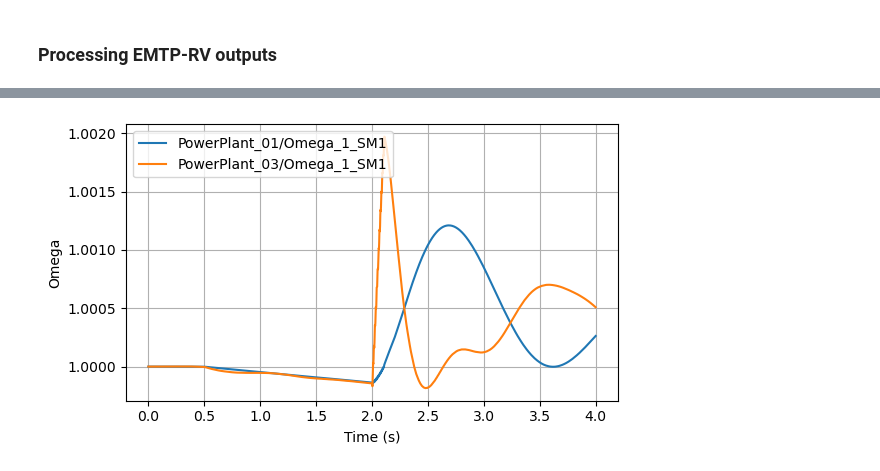
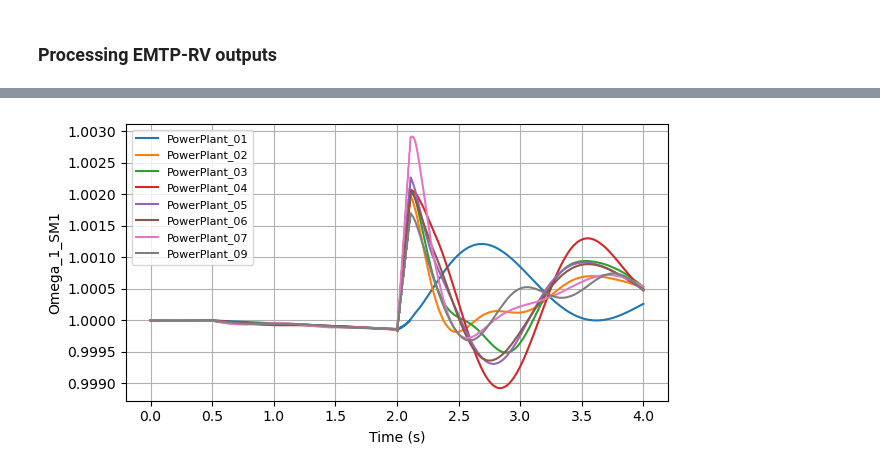
Before and after one commit to sarajcev/load_emtp_data, a Jupyter notebook: Process-EMTP-RV-Outputs.ipynb, the cells around one changed output, grey strips where cells are left out. Drawn from its saved outputs; the diff is of its cells as text; code cells hidden in the pictures.

Commit message:
Add custom "white list" creation.

```diff
--- a/Process-EMTP-RV-Outputs.ipynb
+++ b/Process-EMTP-RV-Outputs.ipynb
@@ -8,8 +8,13 @@ from simulation import ParamSimulation, Simulation
 # %%
 m_file = 'IEEE39_Wind_v5m.m'
 mda_file = 'IEEE39_Wind_v5.mda'
+
 # List of variable names:
-white_list = [
-    'PowerPlant_01/Omega_1_SM1',
-    'PowerPlant_03/Omega_1_SM1',
-]
+prefix = 'PowerPlant_0'
+teta = '/Teta_1_SM1'
+omega = '/Omega_1_SM1'
+# Choose sufix for variable names:
+sufix = omega  # EDIT HERE
+
+white_list = [prefix + f'{i+1}' + sufix for i in range(9) if i != 7]
+white_list
@@ -24,15 +38,15 @@ sim.load_data()
 # Simulation time (x-axis) for plotting.
 time = sim._ft
 # %%
-fig, ax = plt.subplots(figsize=(6, 3.5))
+fig, ax = plt.subplots(figsize=(6.5, 3.5))
 for i in range(len(white_list)):
     ax.plot(time, sim._data[i],  # plot signals
-            ls='-', lw=1.5, label=white_list[i])
-ax.legend(loc='upper left', frameon=True, fancybox=True)
+            ls='-', lw=1.5, label=white_list[i][:13])
+ax.legend(loc='upper left', frameon=True, fancybox=True, fontsize=8)
 ax.grid(which='major', axis='both')
 ax.set_xlabel('Time (s)')
-ax.set_ylabel('Omega')
+ax.set_ylabel(sufix[1:])
 fig.tight_layout()
 plt.show()
 # %% [output]
-[figure, old version]
+[figure, new version]
```
Also changed, not shown: parts of 1 cell of this notebook.
